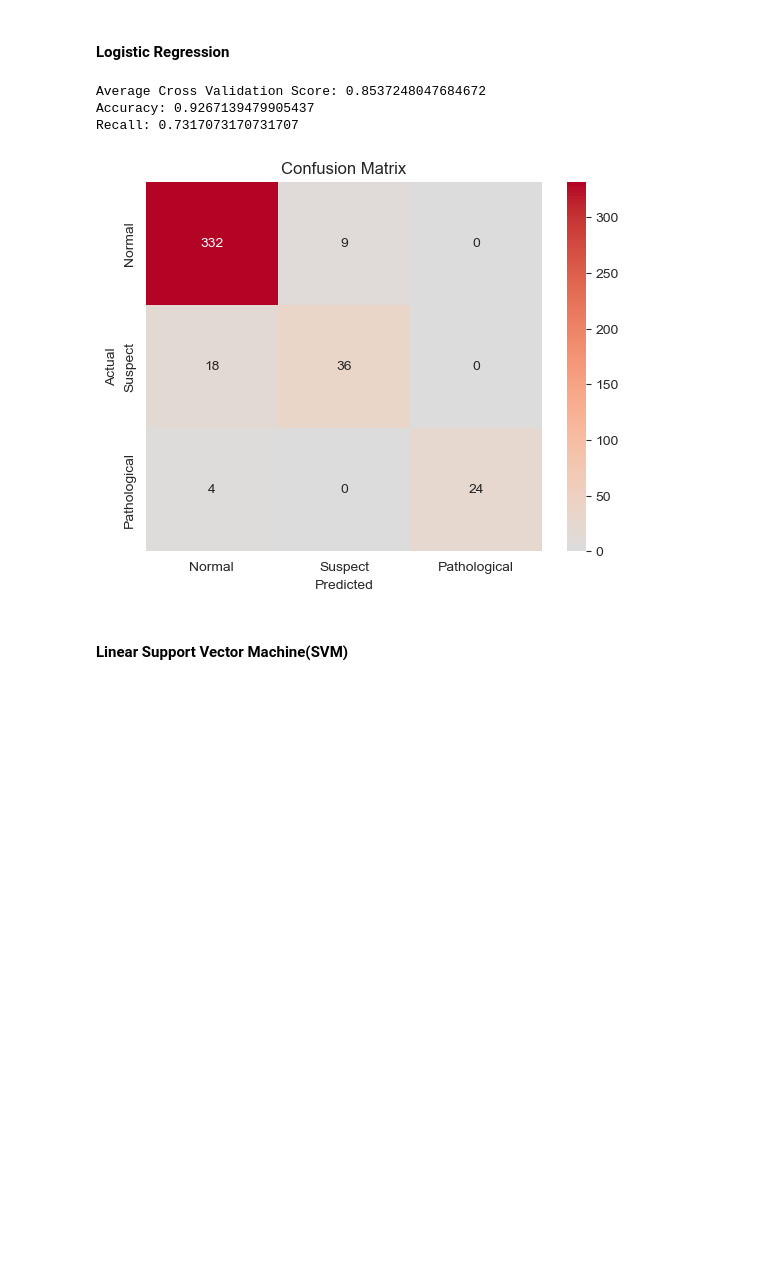
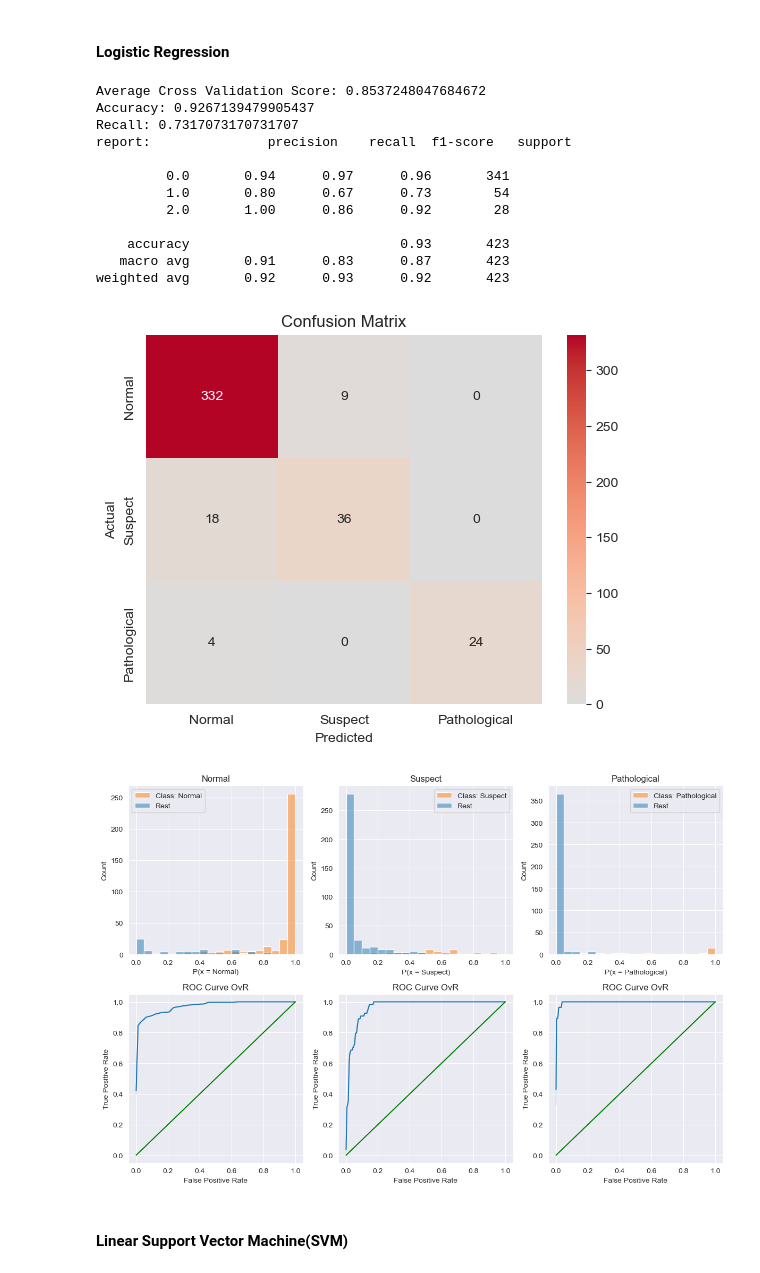
Before and after one commit to JinchenG000/ece9039, a Jupyter notebook: Fetal-Health-Classification.ipynb, the cells around one changed output. Cells and saved outputs as stored; diff of their text form; code cells hidden in the pictures; blank space fills up the shorter version.

```diff
--- a/Fetal-Health-Classification.ipynb
+++ b/Fetal-Health-Classification.ipynb
@@ -185,21 +303,34 @@ Recall: 0.7530864197530864
 # %%
 from sklearn.linear_model import LogisticRegression
 
 # using cross validation to evaluate the model
 pipeline=Pipeline(steps=[('scaler',StandardScaler()),('pca',PCA(n_components=0.95)),('model',LogisticRegression())])
 mean_score=cross_val_score(estimator=pipeline,X=features_data,y=target_data, cv=5, scoring='accuracy').mean()
 print(f"Average Cross Validation Score: {mean_score}")
 
 # train and test the model
 lr_model = LogisticRegression()
 lr_model.fit(X_train_pca, y_train)
 y_pred = lr_model.predict(X_test_pca)
 plot_result(y_test, y_pred)
+
+y_pred_proba = lr_model.predict_proba(X_test_pca)
+auc_score(lr_model, y_test, y_pred_proba)
 # %% [output]
 Average Cross Validation Score: 0.8537248047684672
 Accuracy: 0.9267139479905437
 Recall: 0.7317073170731707
+report:               precision    recall  f1-score   support
+
+         0.0       0.94      0.97      0.96       341
+         1.0       0.80      0.67      0.73        54
+         2.0       1.00      0.86      0.92        28
+
+    accuracy                           0.93       423
+   macro avg       0.91      0.83      0.87       423
+weighted avg       0.92      0.93      0.92       423
 [figure]
+[figure, added]
 # %% [markdown]
 #### Linear Support Vector Machine(SVM)
 # %%
```
Also changed, not shown: parts of 9 cells of this notebook.
